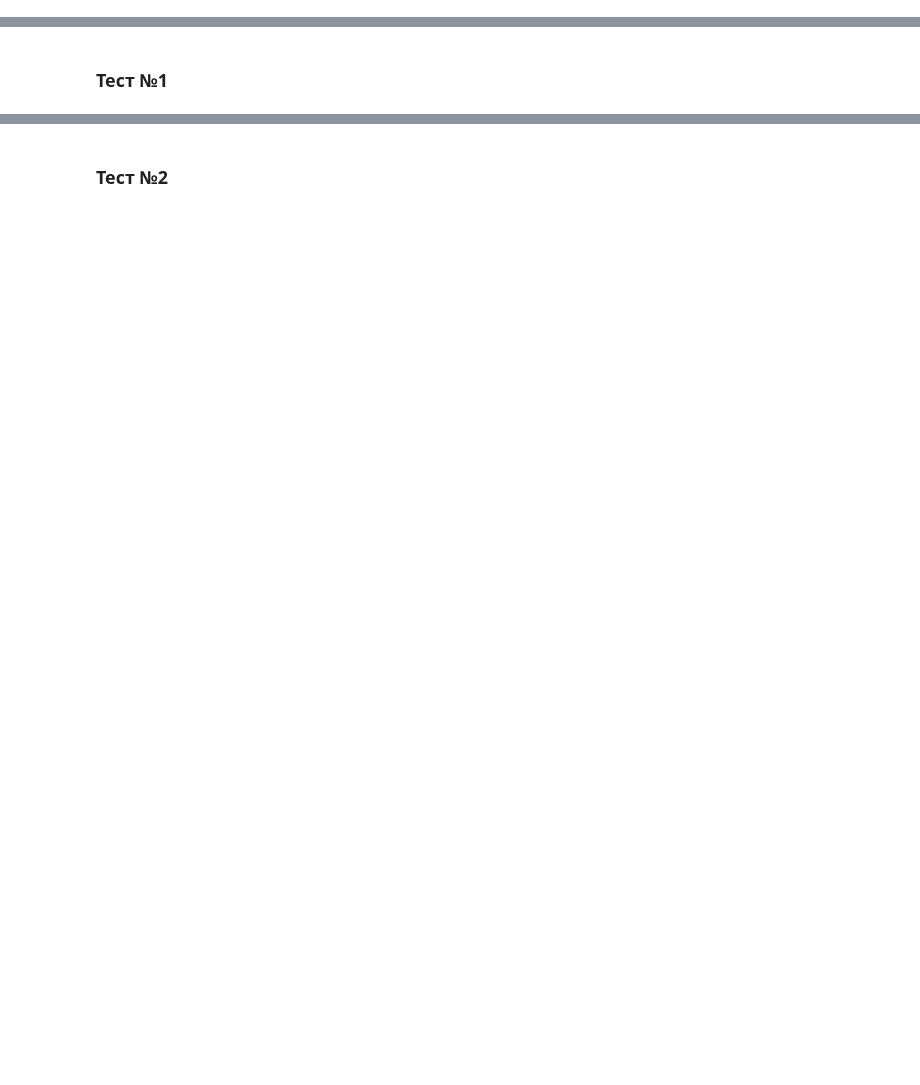
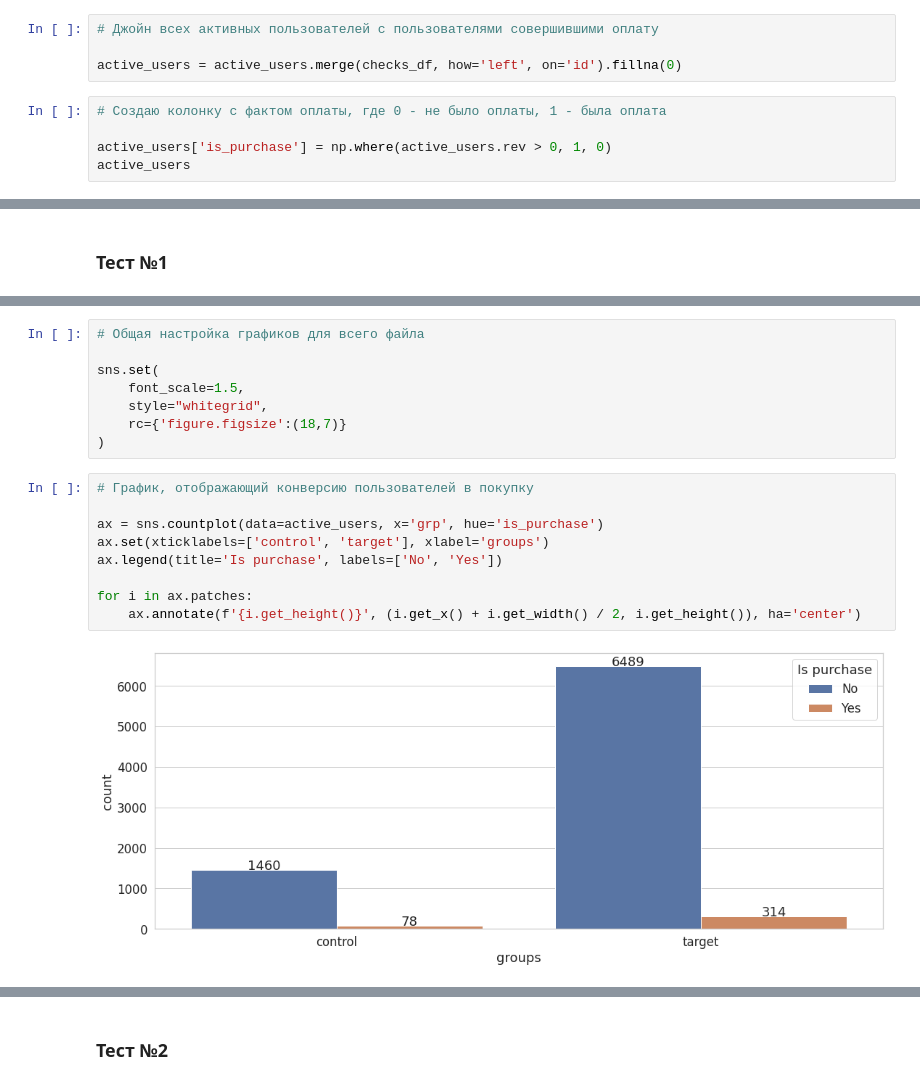
Before and after one commit to mulyug/final-project-karpov-courses, a Jupyter notebook: task_1.ipynb, the cells around one changed output, grey strips where cells are left out. Drawn from its saved outputs; the diff is of its cells as text; blank space fills up the shorter version.

```diff
--- a/task_1.ipynb
+++ b/task_1.ipynb
@@ -148,0 +109,9 @@ purchasing_users_target
+# %%
+# Джойн всех активных пользователей с пользователями совершившими оплату
+
+active_users = active_users.merge(checks_df, how='left', on='id').fillna(0)
+# %%
+# Создаю колонку с фактом оплаты, где 0 - не было оплаты, 1 - была оплата
+
+active_users['is_purchase'] = np.where(active_users.rev > 0, 1, 0)
+active_users
@@ -180,0 +179,19 @@ active_purchasing_crosstab
+# %%
+# Общая настройка графиков для всего файла
+
+sns.set(
+    font_scale=1.5,
+    style="whitegrid",
+    rc={'figure.figsize':(18,7)}
+)
+# %%
+# График, отображающий конверсию пользователей в покупку
+
+ax = sns.countplot(data=active_users, x='grp', hue='is_purchase')
+ax.set(xticklabels=['control', 'target'], xlabel='groups')
+ax.legend(title='Is purchase', labels=['No', 'Yes'])
+
+for i in ax.patches:
+    ax.annotate(f'{i.get_height()}', (i.get_x() + i.get_width() / 2, i.get_height()), ha='center')
+# %% [output]
+[figure, added]
```
Also changed, not shown: parts of 70 cells of this notebook.
